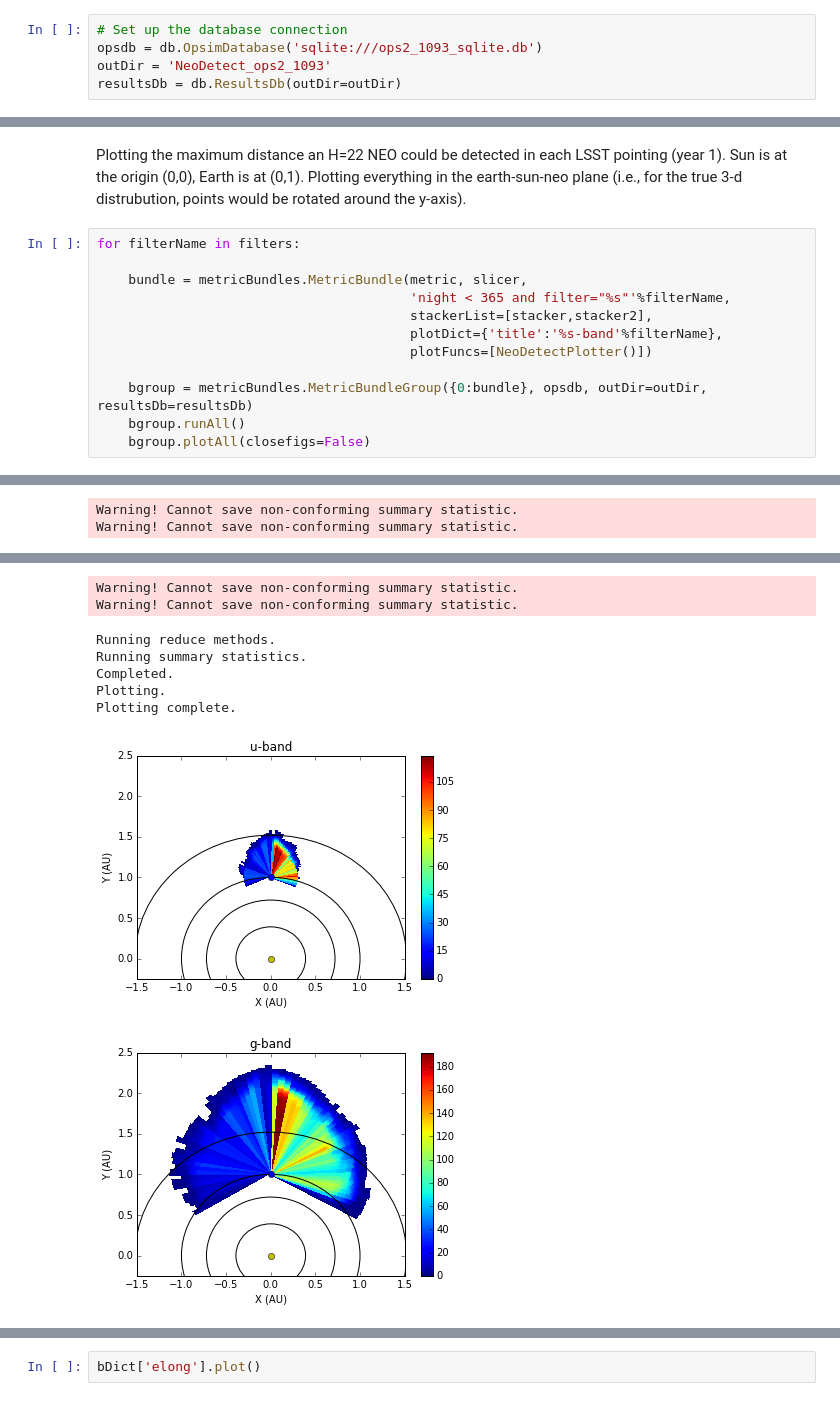
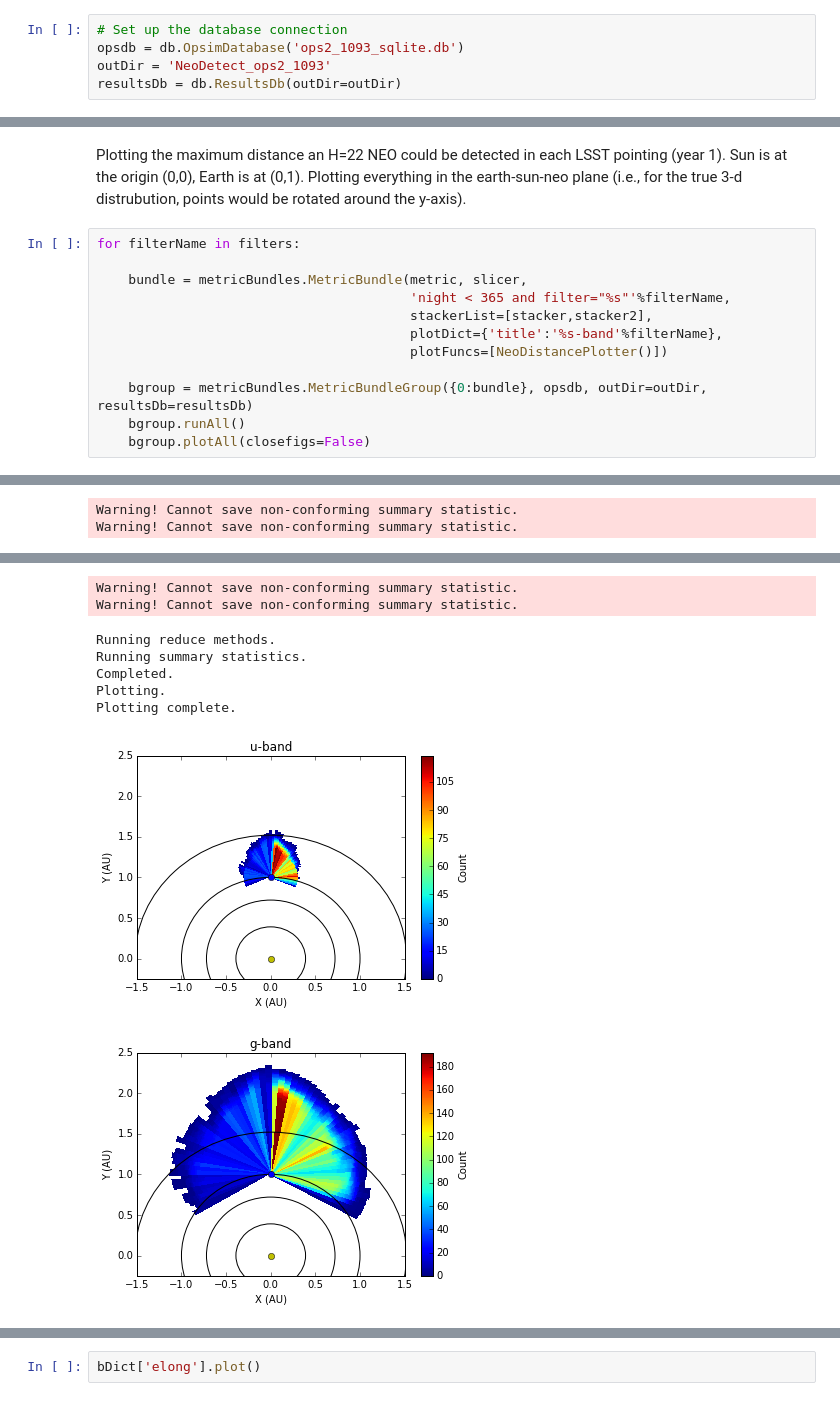
Before and after one commit to yoachim/ScratchStuff, a Jupyter notebook: notebooks/NeoNotebook_ops2_1093.ipynb, the cells around one changed output, grey strips where cells are left out. Cells and saved outputs as stored; diff of their text form.

```diff
--- a/notebooks/NeoNotebook_ops2_1093.ipynb
+++ b/notebooks/NeoNotebook_ops2_1093.ipynb
@@ -12,6 +15,6 @@ import lsst.sims.maf.plots as plotters
 # %%
 # Set up the database connection
-opsdb = db.OpsimDatabase('sqlite:///ops2_1093_sqlite.db')
+opsdb = db.OpsimDatabase('ops2_1093_sqlite.db')
 outDir = 'NeoDetect_ops2_1093'
 resultsDb = db.ResultsDb(outDir=outDir)
 # %%
@@ -29,7 +32,7 @@ for filterName in filters:
                                         'night < 365 and filter="%s"'%filterName,
                                         stackerList=[stacker,stacker2],
                                         plotDict={'title':'%s-band'%filterName},
-                                        plotFuncs=[NeoDetectPlotter()])
+                                        plotFuncs=[NeoDistancePlotter()])
 
     bgroup = metricBundles.MetricBundleGroup({0:bundle}, opsdb, outDir=outDir, resultsDb=resultsDb)
     bgroup.runAll()
@@ -68,32 +71,32 @@ Querying database with constraint night < 365 and filter="i"
 Found 56656 visits
 Running:  [0]
 Completed metric generation.
 Warning! Cannot save non-conforming summary statistic.
 Warning! Cannot save non-conforming summary statistic.
 Running reduce methods.
 Running summary statistics.
 Completed.
 Plotting.
 Plotting complete.
 Querying database with constraint night < 365 and filter="z"
 Found 59860 visits
 Running:  [0]
 Completed metric generation.
 Running reduce methods.
 Running summary statistics.
 Completed.
 Plotting.
 Plotting complete.
 Querying database with constraint night < 365 and filter="y"
 Found 61077 visits
 Running:  [0]
 Completed metric generation.
 Warning! Cannot save non-conforming summary statistic.
 Warning! Cannot save non-conforming summary statistic.
 Running reduce methods.
 Running summary statistics.
 Completed.
 Plotting.
 Plotting complete.
-[figure, old version]
+[figure, new version]
-[figure, old version]
+[figure, new version]
```
Also changed, not shown: parts of 7 cells of this notebook, 2 other files.
